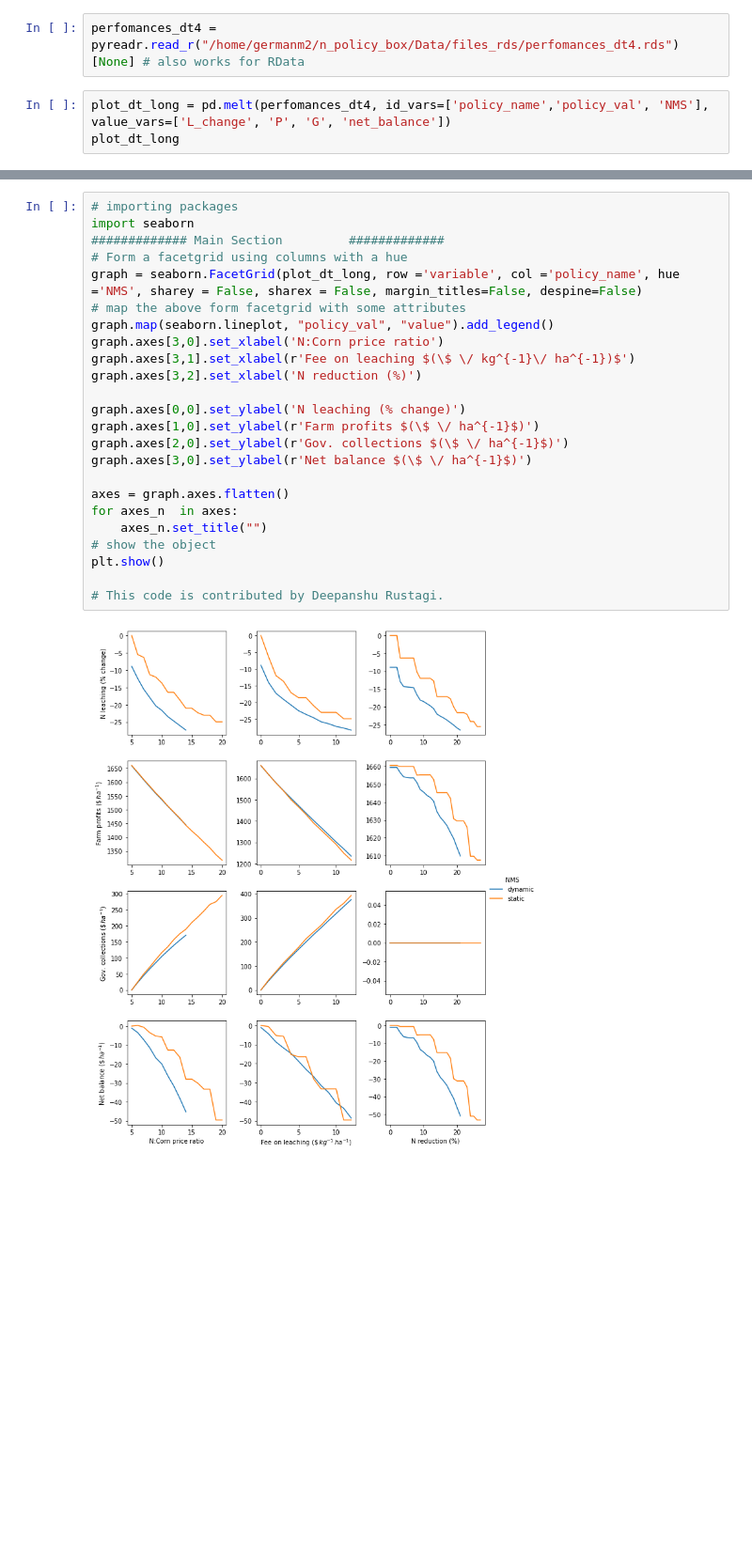
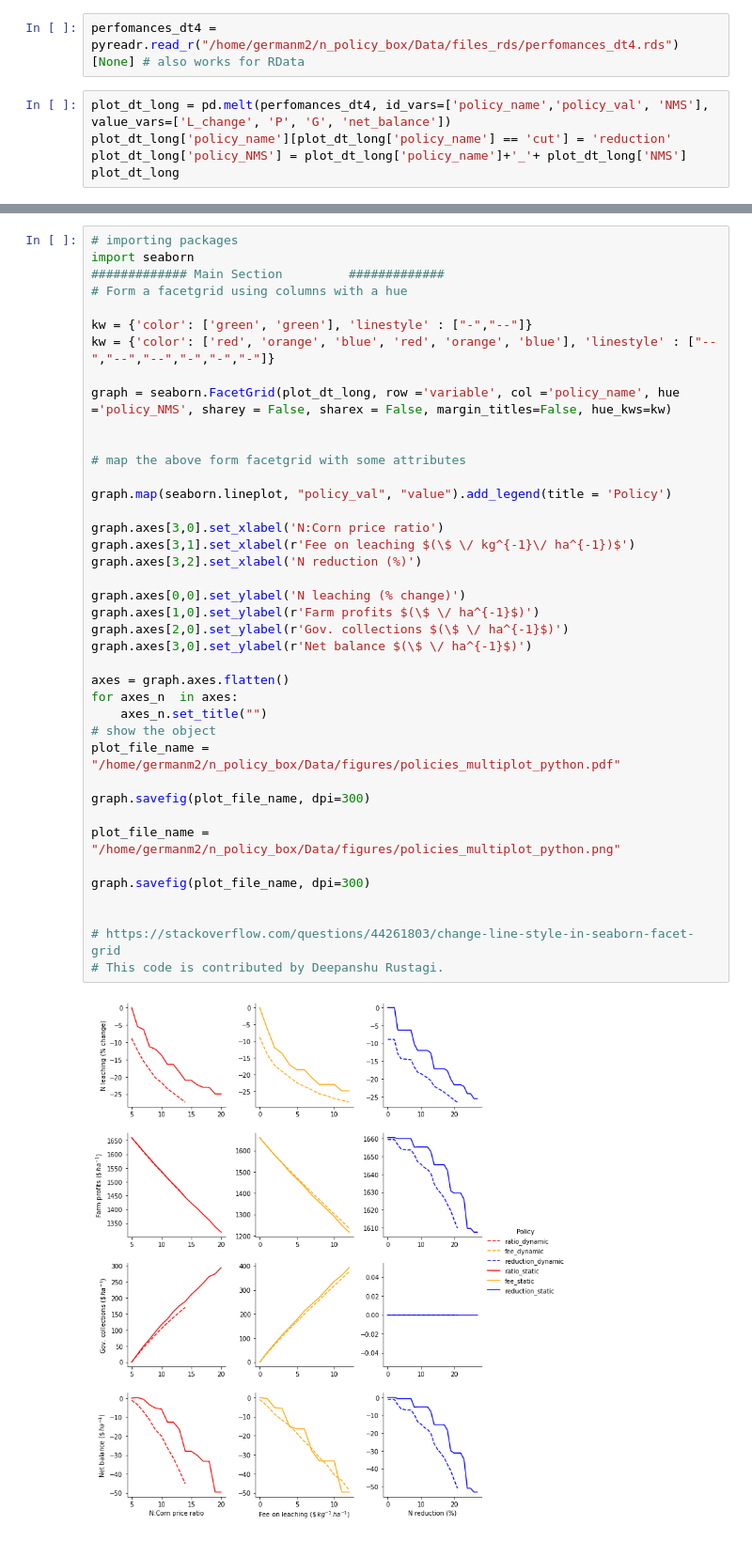
Before and after one commit to germanmandrini/n_policy, a Jupyter notebook: Codes/5b_value_policies_comp.ipynb, the cells around one changed output, grey strips where cells are left out. Shown at 94% size. Drawn from its saved outputs; the diff is of its cells as text; blank space fills up the shorter version.

```diff
--- a/Codes/5b_value_policies_comp.ipynb
+++ b/Codes/5b_value_policies_comp.ipynb
@@ -16,5 +11,7 @@ Note: you may need to restart the kernel to use updated packages.
 perfomances_dt4 = pyreadr.read_r("/home/germanm2/n_policy_box/Data/files_rds/perfomances_dt4.rds")[None] # also works for RData
 # %%
 plot_dt_long = pd.melt(perfomances_dt4, id_vars=['policy_name','policy_val', 'NMS'], value_vars=['L_change', 'P', 'G', 'net_balance'])
+plot_dt_long['policy_name'][plot_dt_long['policy_name'] == 'cut'] = 'reduction'
+plot_dt_long['policy_NMS'] = plot_dt_long['policy_name']+'_'+ plot_dt_long['NMS']
 plot_dt_long
 # %% [output]
@@ -34,26 +34,42 @@ plot_dt_long
 # %%
 # importing packages
 import seaborn
 ############# Main Section         #############
 # Form a facetgrid using columns with a hue
-graph = seaborn.FacetGrid(plot_dt_long, row ='variable', col ='policy_name', hue ='NMS', sharey = False, sharex = False, margin_titles=False, despine=False)
+
+kw = {'color': ['green', 'green'], 'linestyle' : ["-","--"]}
+kw = {'color': ['red', 'orange', 'blue', 'red', 'orange', 'blue'], 'linestyle' : ["--","--","--","-","-","-"]}
+
+graph = seaborn.FacetGrid(plot_dt_long, row ='variable', col ='policy_name', hue ='policy_NMS', sharey = False, sharex = False, margin_titles=False, hue_kws=kw)
+
+
 # map the above form facetgrid with some attributes
-graph.map(seaborn.lineplot, "policy_val", "value").add_legend()
+
+graph.map(seaborn.lineplot, "policy_val", "value").add_legend(title = 'Policy')
+
 graph.axes[3,0].set_xlabel('N:Corn price ratio')
 graph.axes[3,1].set_xlabel(r'Fee on leaching $(\$ \/ kg^{-1}\/ ha^{-1})$')
 graph.axes[3,2].set_xlabel('N reduction (%)')
 
 graph.axes[0,0].set_ylabel('N leaching (% change)')
 graph.axes[1,0].set_ylabel(r'Farm profits $(\$ \/ ha^{-1}$)')
 graph.axes[2,0].set_ylabel(r'Gov. collections $(\$ \/ ha^{-1}$)')
 graph.axes[3,0].set_ylabel(r'Net balance $(\$ \/ ha^{-1}$)')
 
 axes = graph.axes.flatten()
 for axes_n  in axes:
     axes_n.set_title("")
 # show the object
-plt.show()
+plot_file_name = "/home/germanm2/n_policy_box/Data/figures/policies_multiplot_python.pdf"
 
+graph.savefig(plot_file_name, dpi=300)
+
+plot_file_name = "/home/germanm2/n_policy_box/Data/figures/policies_multiplot_python.png"
+
+graph.savefig(plot_file_name, dpi=300)
+
+
+# https://stackoverflow.com/questions/44261803/change-line-style-in-seaborn-facet-grid
 # This code is contributed by Deepanshu Rustagi.
 # %% [output]
-[figure, old version]
+[figure, new version]
```
Also changed, not shown: parts of 7 cells of this notebook, 2 other files.
